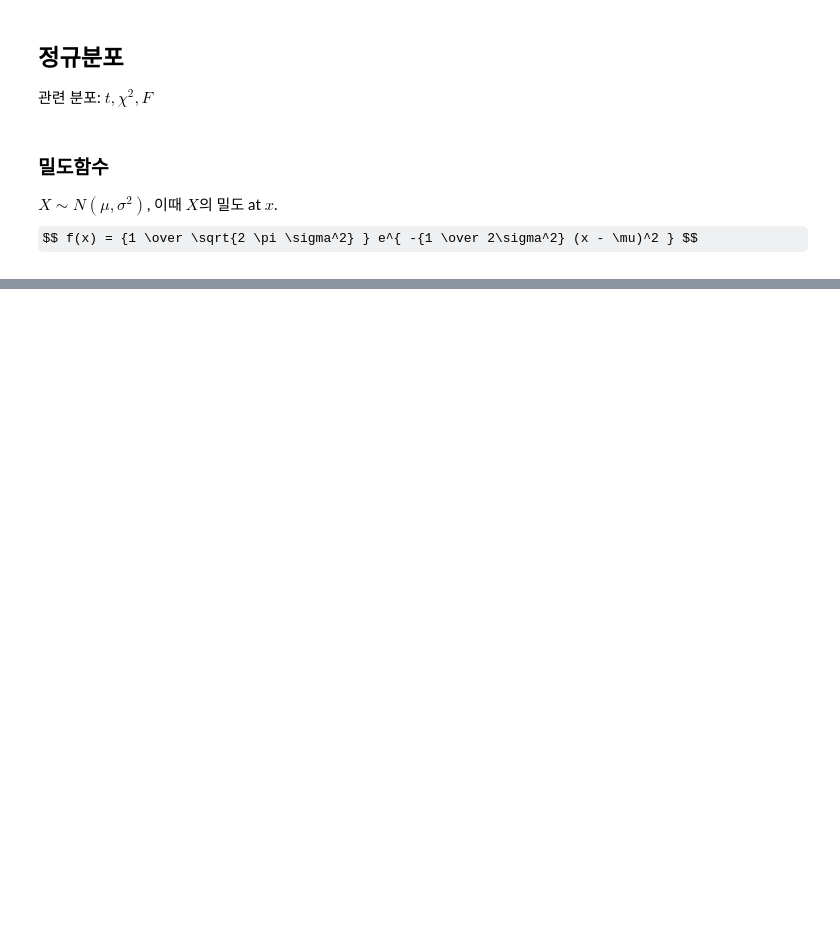
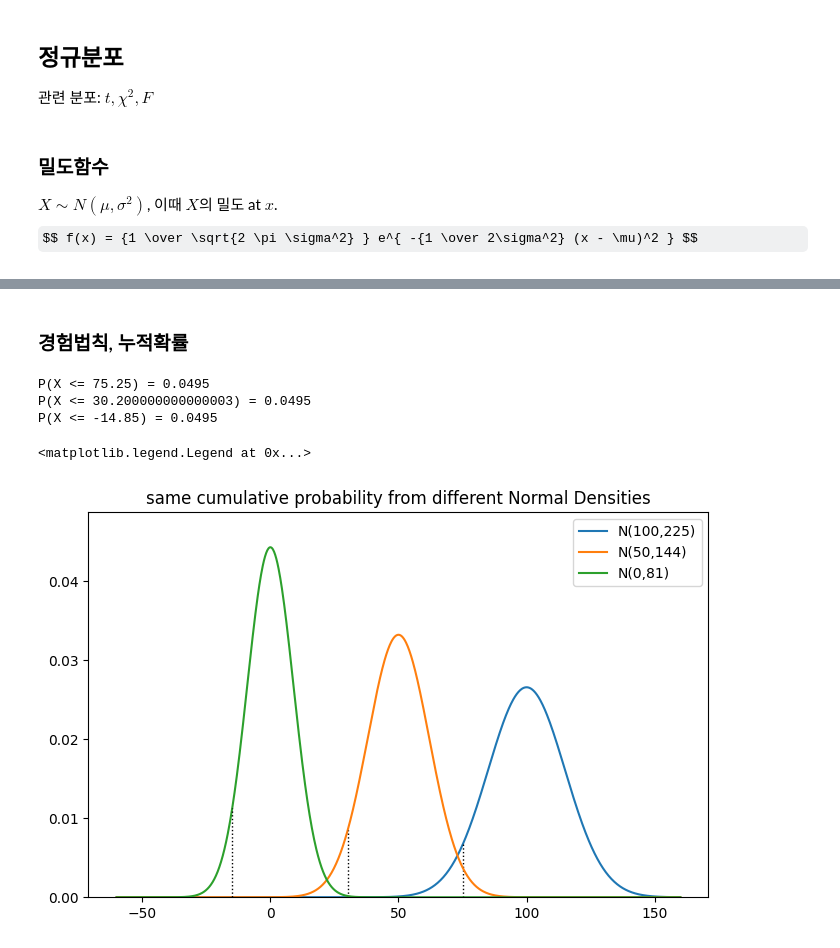
Before and after one commit to bahn28/salad, a Jupyter notebook: a07_3_nor_hist.ipynb, the cells around one changed output, grey strips where cells are left out. Drawn from its saved outputs; the diff is of its cells as text; code cells hidden in the pictures; some formulas as TeX source; blank space fills up the shorter version.

```diff
--- a/a07_3_nor_hist.ipynb
+++ b/a07_3_nor_hist.ipynb
@@ -215,0 +36,34 @@ plt.legend()
+# %% [markdown]
+### 경험법칙, 누적확률
+# %%
+# 이런 저런 정규분포의 pdf 생성
+
+mu_s = [100, 50, 0]
+sig_s = [15, 12, 9]
+x_beg = min(mu_s) - 4*max(sig_s)
+x_end = max(mu_s) + 4*max(sig_s)
+x = np.linspace(x_beg, x_end, 1000)
+
+rule_mpr = 1.65
+
+plt.figure(figsize=(16/2, 10/2))     # 황금비 근사.
+
+for mu, sig in zip(mu_s, sig_s):
+  y = norm.pdf(x, loc=mu, scale=sig)
+  y_max = max(y)
+  plt.plot(x, y, label=f"N({mu},{sig**2})")
+  x_ref = mu - rule_mpr * sig                # 경계선 표시
+  x_look = [ x_ref, x_ref ]                  # 경계선 표시
+  y_look = [0, norm.pdf(x_look[1], mu, sig)] # 경계산 표시
+  plt.plot(x_look, y_look, color='black', lw=1, linestyle='dotted') # reference line
+  plt.ylim(0, y_max*1.1)
+  print(f'P(X <= {x_look[1]}) = {norm.cdf(x_look[1], mu, sig):.4f}')
+
+plt.title(f'same cumulative probability from different Normal Densities')
+plt.legend()
+# %% [output]
+P(X <= 75.25) = 0.0495
+P(X <= 30.200000000000003) = 0.0495
+P(X <= -14.85) = 0.0495
+<matplotlib.legend.Legend at 0x...>
+[figure, added]
```
Also changed, not shown: parts of 14 cells of this notebook.
